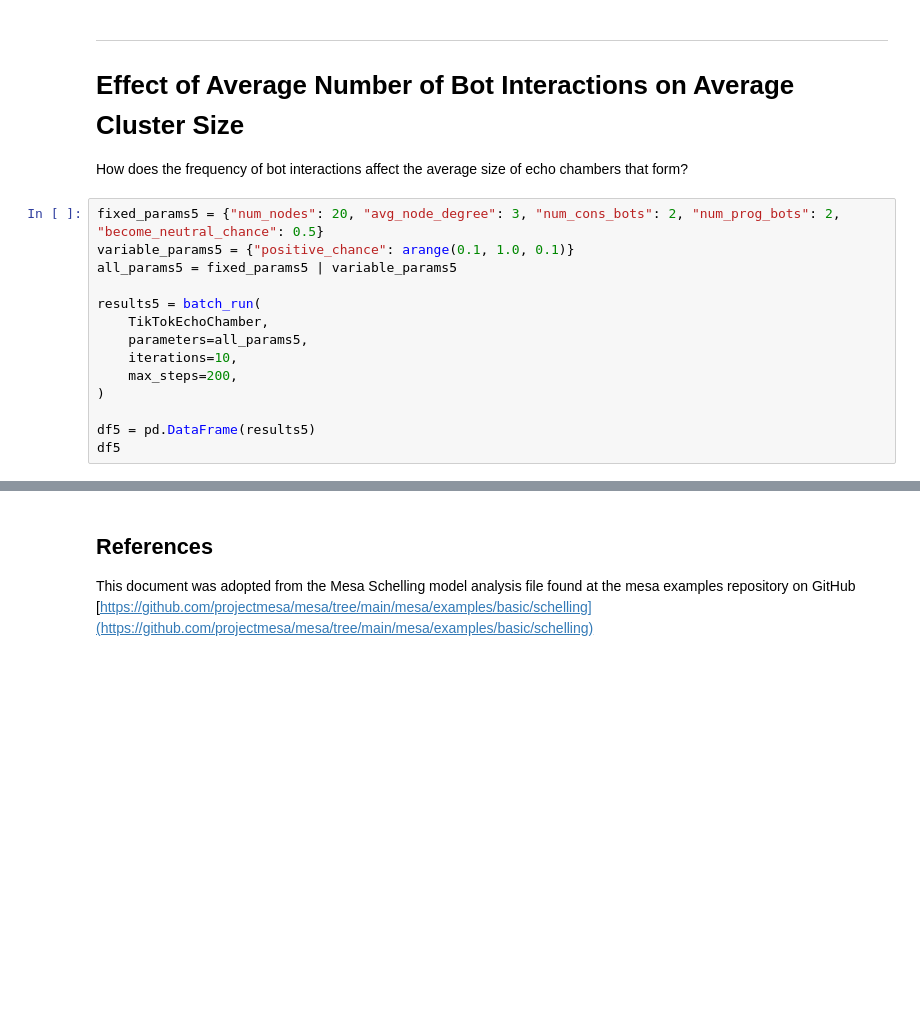
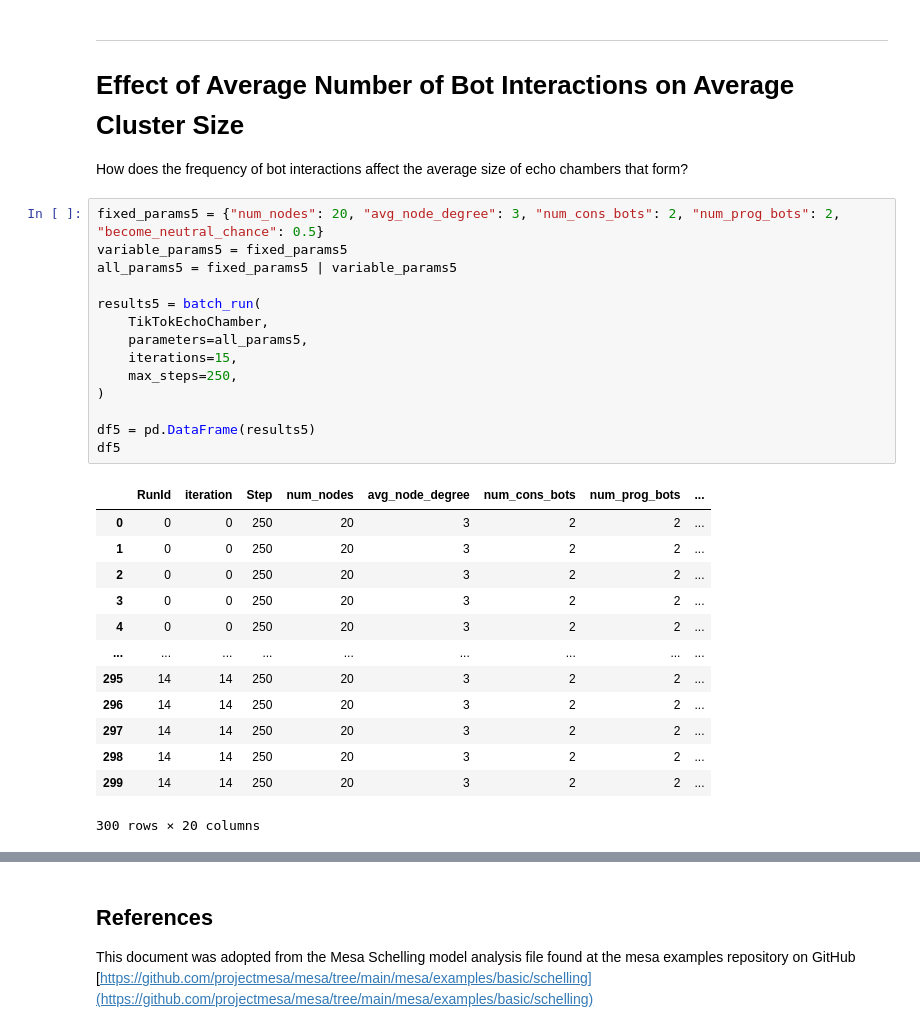
Before and after one commit to y8ahmed/eecs4461-project, a Jupyter notebook: notebooks/analysis.ipynb, the cells around one changed output, grey strips where cells are left out. Saved outputs shown, nothing was run; the diff lists cells and outputs as text; blank space fills up the shorter version.

```diff
--- a/notebooks/analysis.ipynb
+++ b/notebooks/analysis.ipynb
@@ -240,16 +240,30 @@ plt.show()
 How does the frequency of bot interactions affect the average size of echo chambers that form?
 # %%
 fixed_params5 = {"num_nodes": 20, "avg_node_degree": 3, "num_cons_bots": 2, "num_prog_bots": 2, "become_neutral_chance": 0.5}
-variable_params5 = {"positive_chance": arange(0.1, 1.0, 0.1)}
+variable_params5 = fixed_params5
 all_params5 = fixed_params5 | variable_params5
 
 results5 = batch_run(
     TikTokEchoChamber,
     parameters=all_params5,
-    iterations=10,
-    max_steps=200,
+    iterations=15,
+    max_steps=250,
 )
 
 df5 = pd.DataFrame(results5)
 df5
+# %% [output]
+|  | RunId | iteration | Step | num_nodes | avg_node_degree | num_cons_bots | num_prog_bots | ... |
+| 0 | 0 | 0 | 250 | 20 | 3 | 2 | 2 | ... |
+| 1 | 0 | 0 | 250 | 20 | 3 | 2 | 2 | ... |
+| 2 | 0 | 0 | 250 | 20 | 3 | 2 | 2 | ... |
+| 3 | 0 | 0 | 250 | 20 | 3 | 2 | 2 | ... |
+| 4 | 0 | 0 | 250 | 20 | 3 | 2 | 2 | ... |
+| ... | ... | ... | ... | ... | ... | ... | ... | ... |
+| 295 | 14 | 14 | 250 | 20 | 3 | 2 | 2 | ... |
+| 296 | 14 | 14 | 250 | 20 | 3 | 2 | 2 | ... |
+| 297 | 14 | 14 | 250 | 20 | 3 | 2 | 2 | ... |
+| 298 | 14 | 14 | 250 | 20 | 3 | 2 | 2 | ... |
+| 299 | 14 | 14 | 250 | 20 | 3 | 2 | 2 | ... |
+300 rows × 20 columns
 # %%
```
Also changed, not shown: parts of 3 cells of this notebook.
